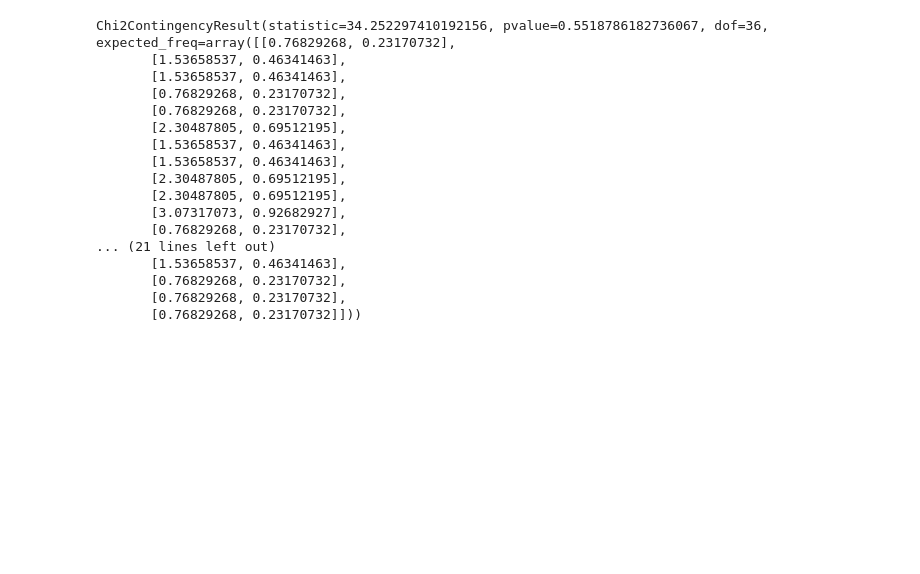
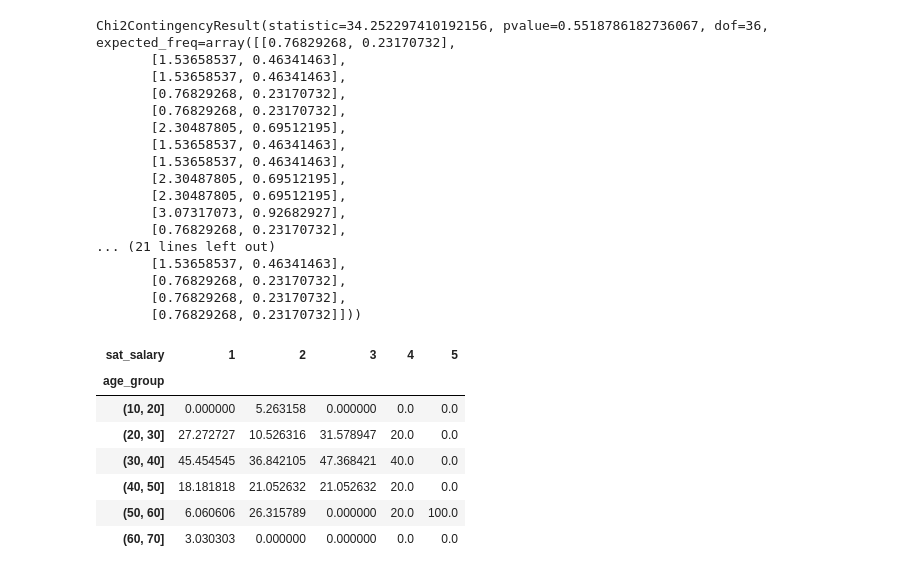
Before and after one commit to KatieRJ/BigDataProject, a Jupyter notebook: Assignment.ipynb, the cells around one changed output. Saved outputs shown, nothing was run; the diff lists cells and outputs as text; code cells hidden in the pictures; blank space fills up the shorter version.

```diff
--- a/Assignment.ipynb
+++ b/Assignment.ipynb
@@ -308,0 +307,14 @@ Chi2ContingencyResult(statistic=34.252297410192156, pvalue=0.5518786182736067, d
+# %%
+df7 = pd.crosstab(df['age_group'], df['sat_salary'], normalize= 'columns') * 100
+#df7.columns = ['Male', 'Female']
+#df7.style.format({'Male': '{:.1f} %', 'Female': '{:.1f} %'})
+df7
+# %% [output]
+| sat_salary | 1 | 2 | 3 | 4 | 5 |
+| age_group |  |  |  |  |  |
+| (10, 20] | 0.000000 | 5.263158 | 0.000000 | 0.0 | 0.0 |
+| (20, 30] | 27.272727 | 10.526316 | 31.578947 | 20.0 | 0.0 |
+| (30, 40] | 45.454545 | 36.842105 | 47.368421 | 40.0 | 0.0 |
+| (40, 50] | 18.181818 | 21.052632 | 21.052632 | 20.0 | 0.0 |
+| (50, 60] | 6.060606 | 26.315789 | 0.000000 | 20.0 | 100.0 |
+| (60, 70] | 3.030303 | 0.000000 | 0.000000 | 0.0 | 0.0 |
```
Also changed, not shown: parts of 3 cells of this notebook.
